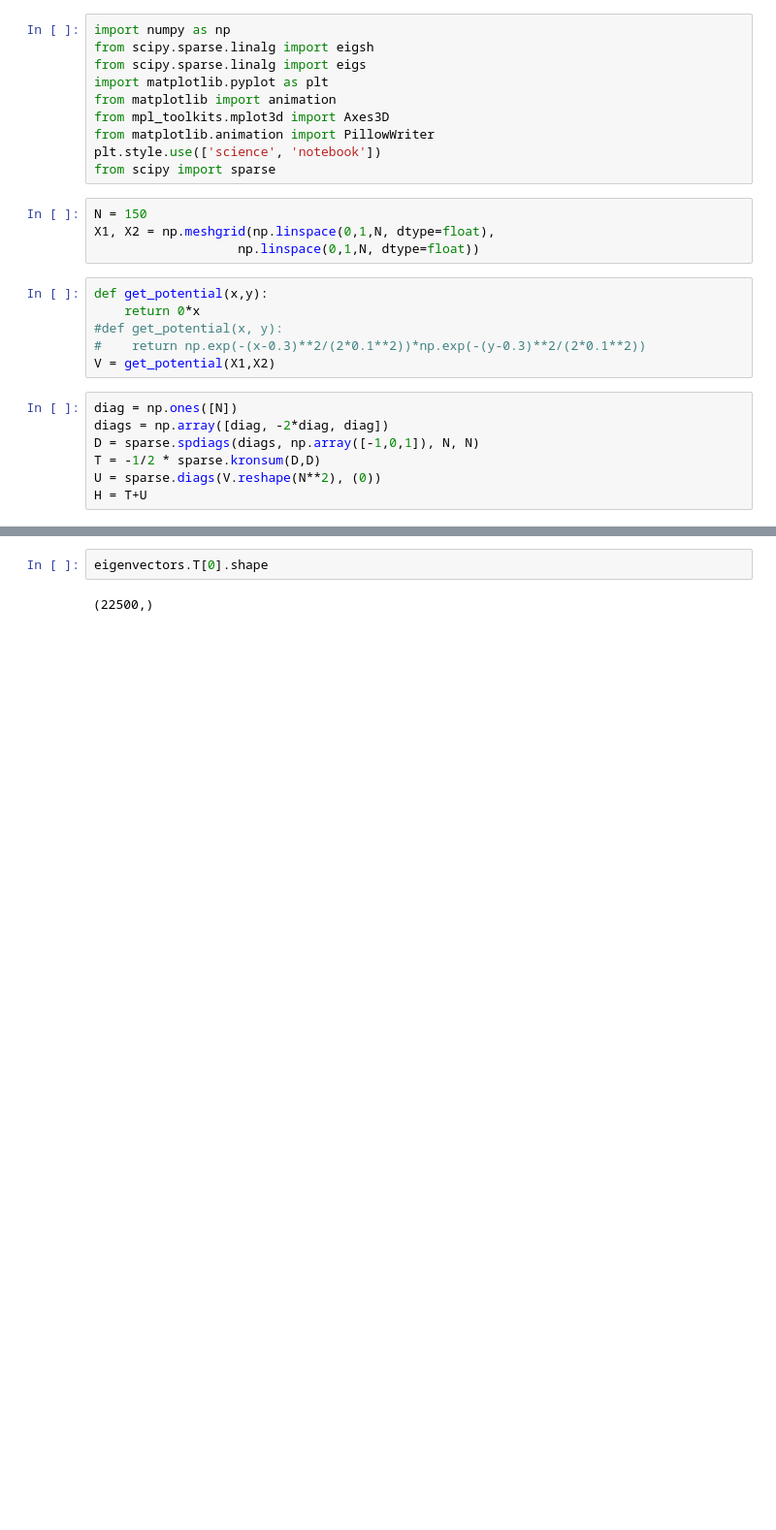
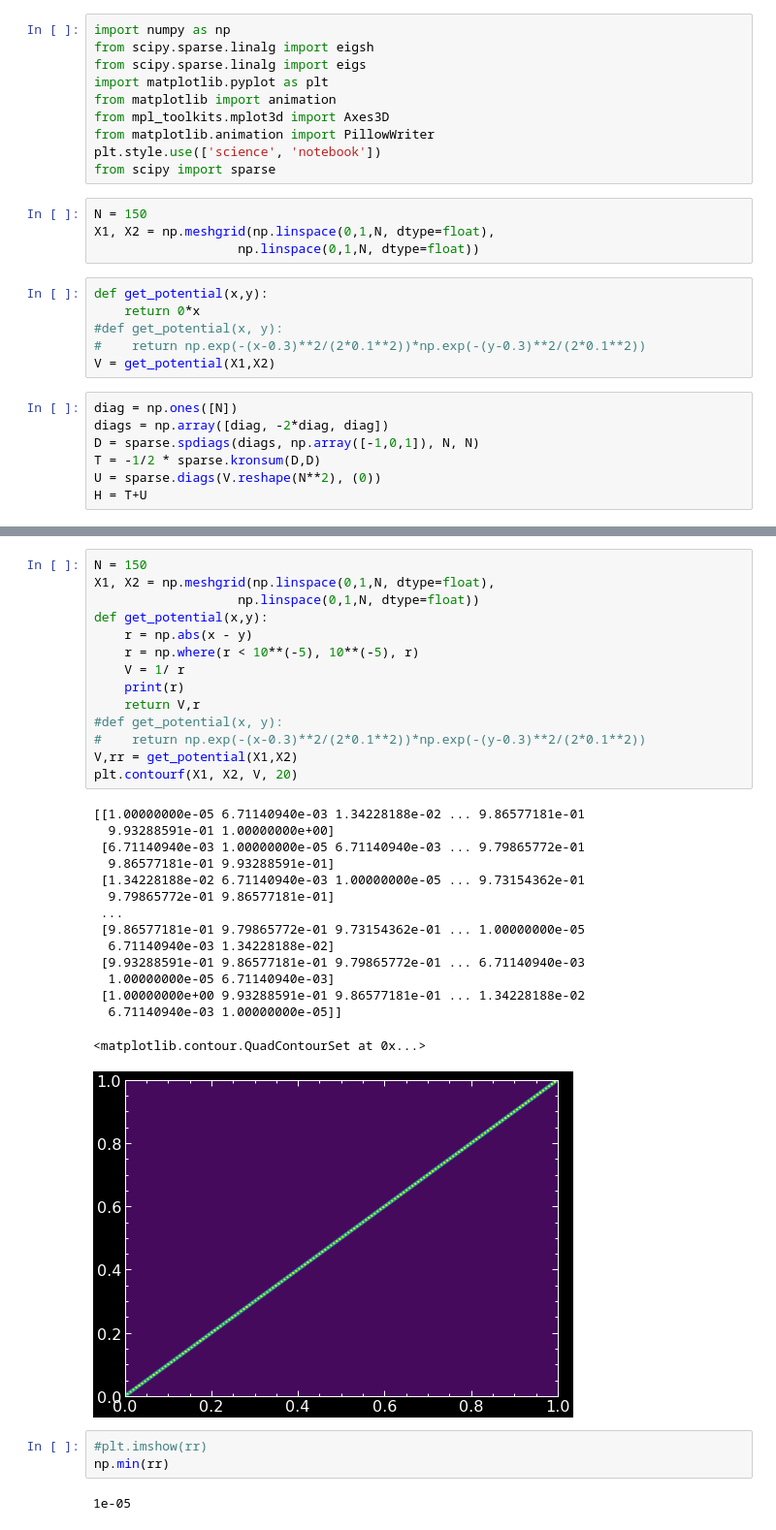
Before and after one commit to pranav997/Quantum_software, a Jupyter notebook: ELEC 542 HW/ELEC HW Assignment 1 solving 1d potential.ipynb, the cells around one changed output, grey strips where cells are left out. Shown at 97% size. Cells and saved outputs as stored; diff of their text form; blank space fills up the shorter version.

```diff
--- a/ELEC 542 HW/ELEC HW Assignment 1 solving 1d potential.ipynb
+++ b/ELEC 542 HW/ELEC HW Assignment 1 solving 1d potential.ipynb
@@ -118,5 +95,36 @@ get_e(0).shape
 # %%
-eigenvectors.T[0].shape
+N = 150
+X1, X2 = np.meshgrid(np.linspace(0,1,N, dtype=float),
+                   np.linspace(0,1,N, dtype=float))
+def get_potential(x,y):
+    r = np.abs(x - y)
+    r = np.where(r < 10**(-5), 10**(-5), r)
+    V = 1/ r
+    print(r)
+    return V,r
+#def get_potential(x, y):
+#    return np.exp(-(x-0.3)**2/(2*0.1**2))*np.exp(-(y-0.3)**2/(2*0.1**2))
+V,rr = get_potential(X1,X2)
+plt.contourf(X1, X2, V, 20)
 # %% [output]
-(22500,)
+[[1.00000000e-05 6.71140940e-03 1.34228188e-02 ... 9.86577181e-01
+  9.93288591e-01 1.00000000e+00]
+ [6.71140940e-03 1.00000000e-05 6.71140940e-03 ... 9.79865772e-01
+  9.86577181e-01 9.93288591e-01]
+ [1.34228188e-02 6.71140940e-03 1.00000000e-05 ... 9.73154362e-01
+  9.79865772e-01 9.86577181e-01]
+ ...
+ [9.86577181e-01 9.79865772e-01 9.73154362e-01 ... 1.00000000e-05
+  6.71140940e-03 1.34228188e-02]
+ [9.93288591e-01 9.86577181e-01 9.79865772e-01 ... 6.71140940e-03
+  1.00000000e-05 6.71140940e-03]
+ [1.00000000e+00 9.93288591e-01 9.86577181e-01 ... 1.34228188e-02
+  6.71140940e-03 1.00000000e-05]]
+<matplotlib.contour.QuadContourSet at 0x...>
+[figure, added]
+# %%
+#plt.imshow(rr)
+np.min(rr)
+# %% [output]
+1e-05
 # %%
```
Also changed, not shown: parts of 21 cells of this notebook.
